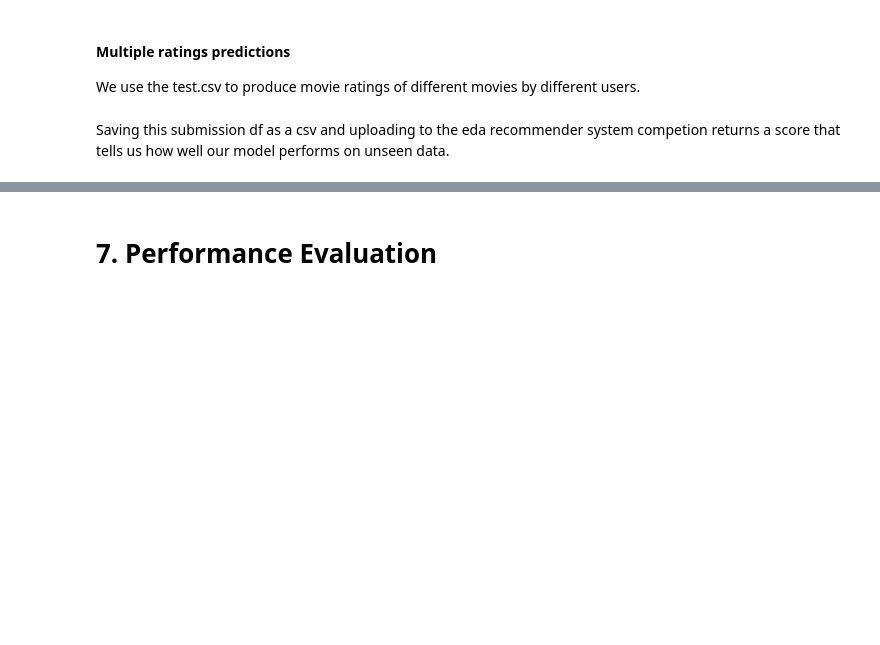
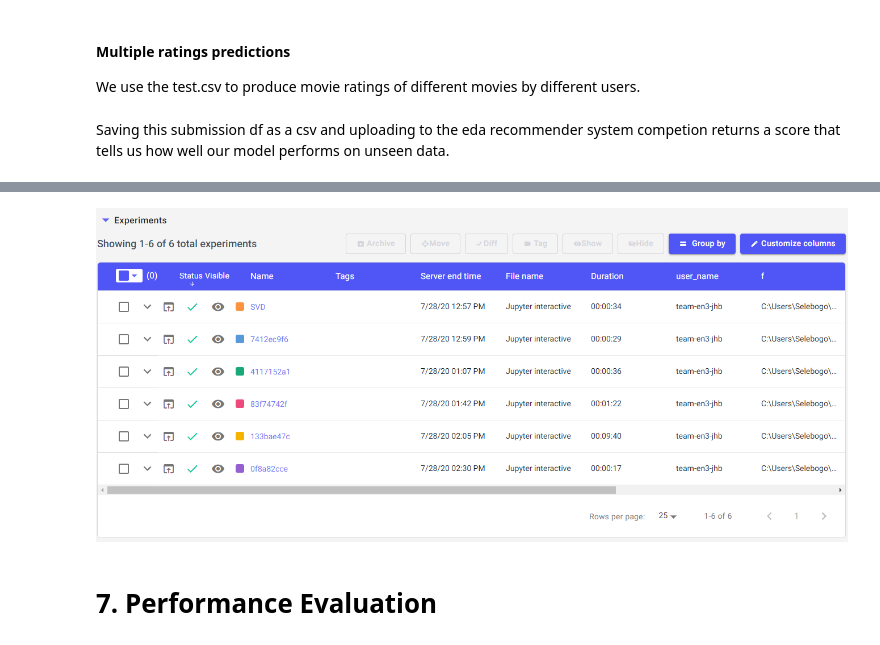
Before and after one commit to Ms-Noxolo/Team_EN3_Jozi, a Jupyter notebook: Predict_Notebook.ipynb, the cells around one changed output, grey strips where cells are left out. Saved outputs shown, nothing was run; the diff lists cells and outputs as text; code cells hidden in the pictures; blank space fills up the shorter version.

Commit message:
added comet

```diff
--- a/Predict_Notebook.ipynb
+++ b/Predict_Notebook.ipynb
@@ -1096,3 +1102,8 @@ Saving this submission df as a csv and uploading to the eda recommender system c
+# %%
+from IPython.display import Image
+Image(filename = "comet_experiments.PNG")
+# %% [output]
+[figure, added]
 # %% [markdown]
 # 7. Performance Evaluation
 # %% [markdown]
```
Also changed, not shown: parts of 4 cells of this notebook, 1 other file.
